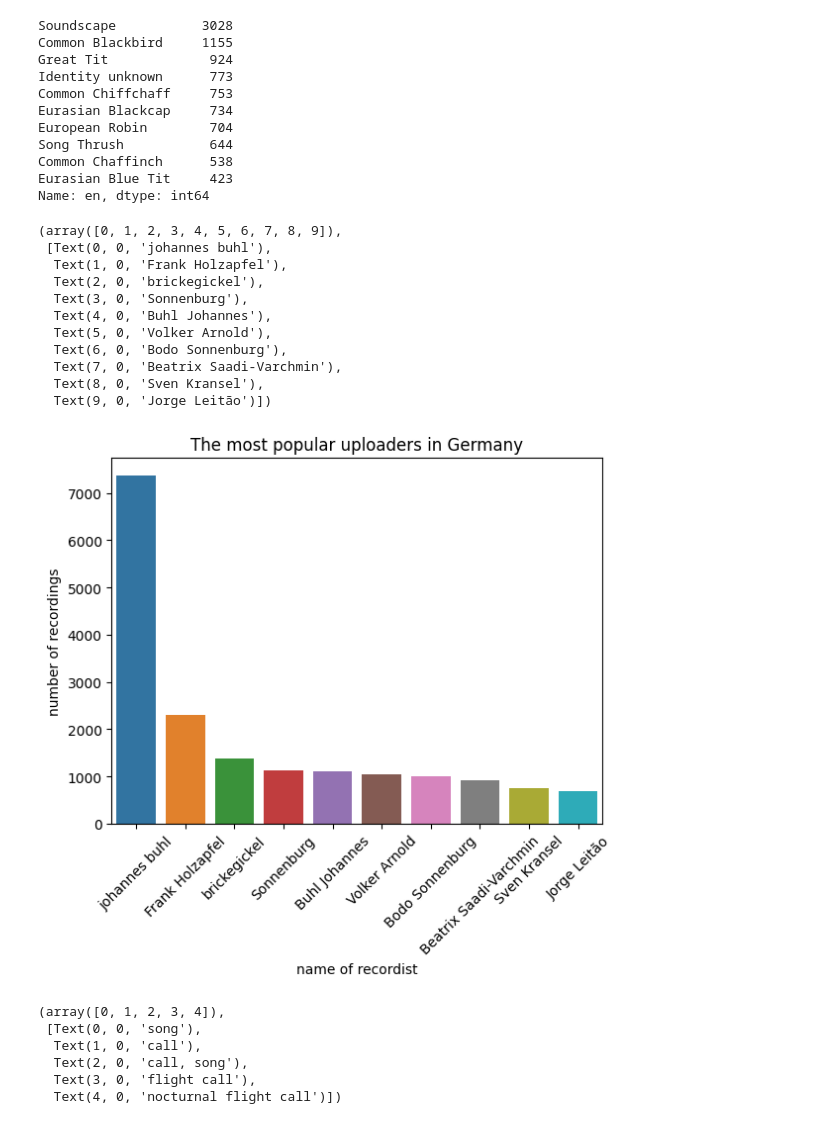
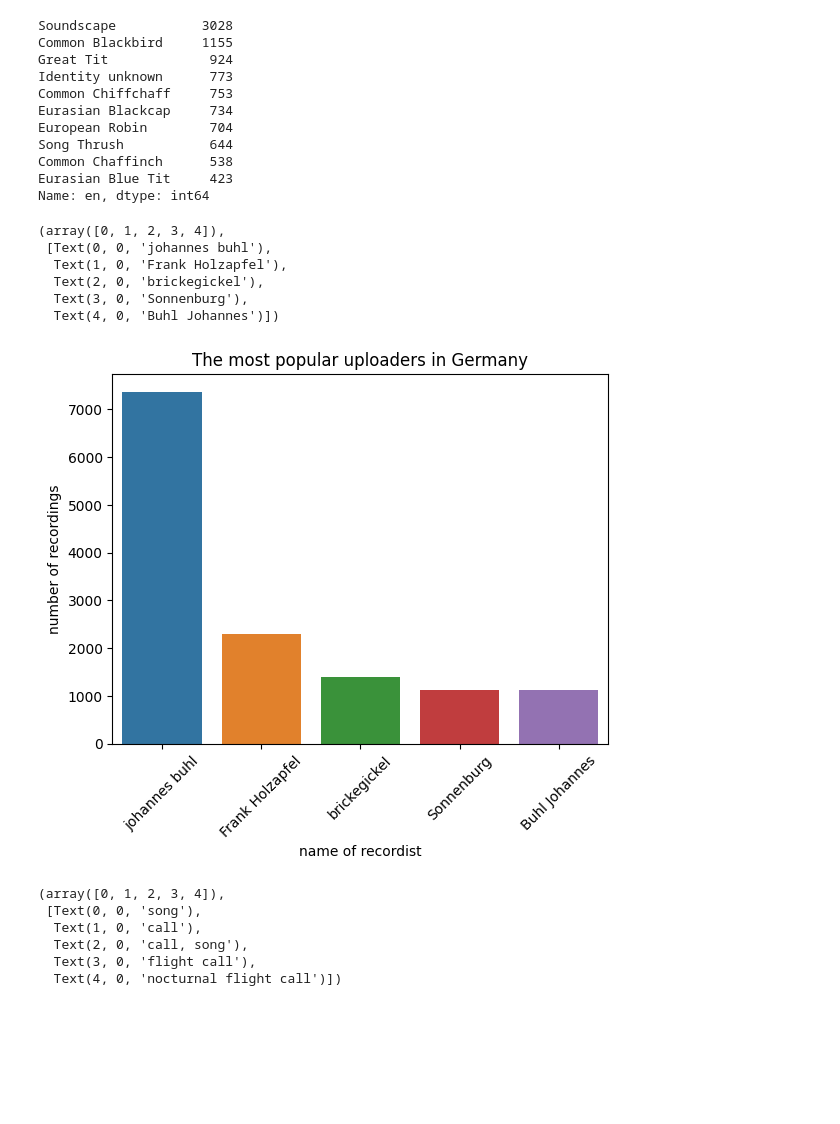
Before and after one commit to Till1983/xeno-canto-project-FS2022, a Jupyter notebook: eda-germany.ipynb, the cells around one changed output. Saved outputs shown, nothing was run; the diff lists cells and outputs as text; code cells hidden in the pictures; blank space fills up the shorter version.

Commit message:
added histogram of recordings from 2006 to 2021
Changed the top 10 recordists to the top 5 ones and removed mean, median and variance of latitude

```diff
--- a/eda-germany.ipynb
+++ b/eda-germany.ipynb
@@ -134,24 +134,19 @@ Common Chaffinch      538
 Eurasian Blue Tit     423
 Name: en, dtype: int64
 # %%
-# Top 10 recordists
+# Top 5 recordists in Germany
 
-sns.countplot(x="rec", data=df_ger, order=df_ger.rec.value_counts().index[:10])
+sns.countplot(x="rec", data=df_ger, order=df_ger.rec.value_counts().index[:5])
 plt.title("The most popular uploaders in Germany")
 plt.xlabel("name of recordist")
 plt.ylabel("number of recordings")
 plt.xticks(rotation=45)
 # %% [output]
-(array([0, 1, 2, 3, 4, 5, 6, 7, 8, 9]),
+(array([0, 1, 2, 3, 4]),
  [Text(0, 0, 'johannes buhl'),
   Text(1, 0, 'Frank Holzapfel'),
   Text(2, 0, 'brickegickel'),
   Text(3, 0, 'Sonnenburg'),
-  Text(4, 0, 'Buhl Johannes'),
-  Text(5, 0, 'Volker Arnold'),
-  Text(6, 0, 'Bodo Sonnenburg'),
-  Text(7, 0, 'Beatrix Saadi-Varchmin'),
-  Text(8, 0, 'Sven Kransel'),
-  Text(9, 0, 'Jorge Leitão')])
+  Text(4, 0, 'Buhl Johannes')])
-[figure, old version]
+[figure, new version]
 # %%
```
Also changed, not shown: parts of 5 cells of this notebook.
